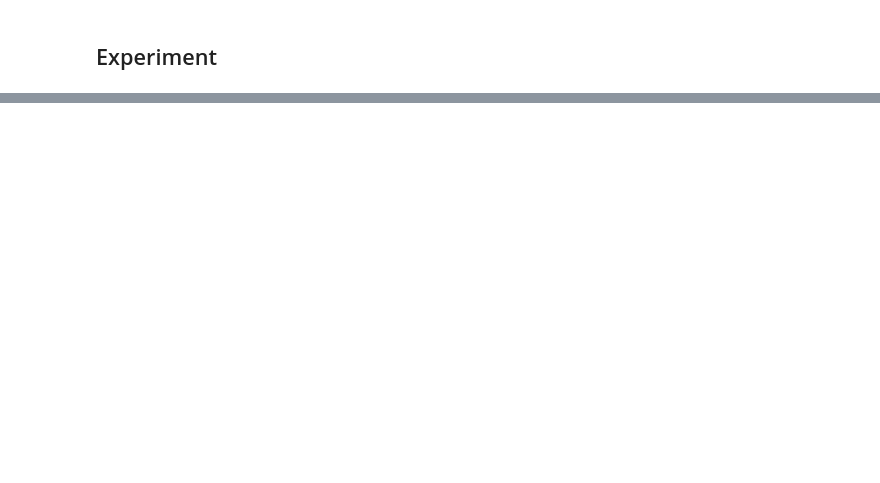
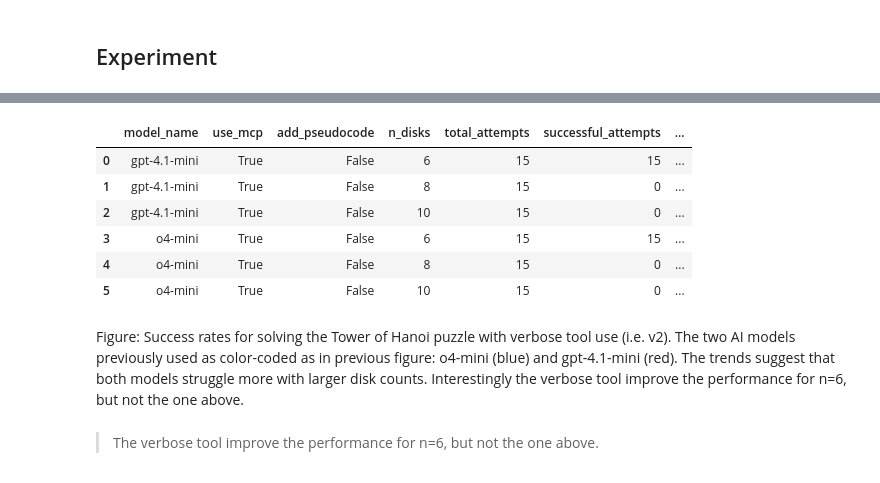
Before and after one commit to bolirev/ai-hanoi-mcp, a Jupyter notebook: analyses.ipynb, the cells around one changed output, grey strips where cells are left out. Drawn from its saved outputs; the diff is of its cells as text; code cells hidden in the pictures; blank space fills up the shorter version.

```diff
--- a/analyses.ipynb
+++ b/analyses.ipynb
@@ -224,4 +206,4 @@ for _, config_series in tqdm(configs.iterrows(), total=len(configs)):
 # %%
-results = pd.read_csv(saving_result_file)
+mcp_version = 1
+results = pd.read_csv(f'data/hanoi_results_v{mcp_version}.csv')
 results.set_index(['n_disks', 'model_name', 'use_mcp', 'add_pseudocode', 'ith_try'], inplace=True)
-results.loc[4,'gpt-4.1-mini',False,False]
@@ -246,10 +210,13 @@ results.loc[4,'gpt-4.1-mini',False,False]
 # %%
-# Calculate success rate for each configuration
-success_rates = results.groupby(['model_name', 'use_mcp', 'add_pseudocode', 'n_disks']).agg({
-    'valid_solution': ['count', 'sum', lambda x: (x.sum() / x.count() * 100).round(2)]
-}).round(2)
+def calculate_success_rate(results):
+    # Calculate success rate for each configuration
+    success_rates = results.groupby(['model_name', 'use_mcp', 'add_pseudocode', 'n_disks']).agg({
+        'valid_solution': ['count', 'sum', lambda x: (x.sum() / x.count() * 100).round(2)]
+    }).round(2)
 
-# Rename columns for clarity
-success_rates.columns = ['total_attempts', 'successful_attempts', 'success_rate_percent']
-success_rates = success_rates.reset_index()
-success_rates.head()
+    # Rename columns for clarity
+    success_rates.columns = ['total_attempts', 'successful_attempts', 'success_rate_percent']
+    success_rates = success_rates.reset_index()
+    return success_rates
+
+success_rates = calculate_success_rate(results)
@@ -330,0 +327,15 @@ fig.show()
+# %%
+mcp_version = 2
+results = pd.read_csv(f'data/hanoi_results_v{mcp_version}.csv')
+results.set_index(['n_disks', 'model_name', 'use_mcp', 'add_pseudocode', 'ith_try'], inplace=True)
+success_rates = calculate_success_rate(results)
+# %%
+success_rates
+# %% [output]
+|  | model_name | use_mcp | add_pseudocode | n_disks | total_attempts | successful_attempts | ... |
+| 0 | gpt-4.1-mini | True | False | 6 | 15 | 15 | ... |
+| 1 | gpt-4.1-mini | True | False | 8 | 15 | 0 | ... |
+| 2 | gpt-4.1-mini | True | False | 10 | 15 | 0 | ... |
+| 3 | o4-mini | True | False | 6 | 15 | 15 | ... |
+| 4 | o4-mini | True | False | 8 | 15 | 0 | ... |
+| 5 | o4-mini | True | False | 10 | 15 | 0 | ... |
@@ -330,0 +407,5 @@ fig.show()
+# %% [markdown]
+Figure: Success rates for solving the Tower of Hanoi puzzle with verbose tool use (i.e. v2).
+The two AI models previously used as color-coded as in previous figure: o4-mini (blue) and gpt-4.1-mini (red). The trends suggest that both models struggle more with larger disk counts. Interestingly the verbose tool improve the performance for n=6, but not the one above.
+# %% [markdown]
+> The verbose tool improve the performance for n=6, but not the one above.
```
Also changed, not shown: parts of 14 cells of this notebook, 1 other file.
